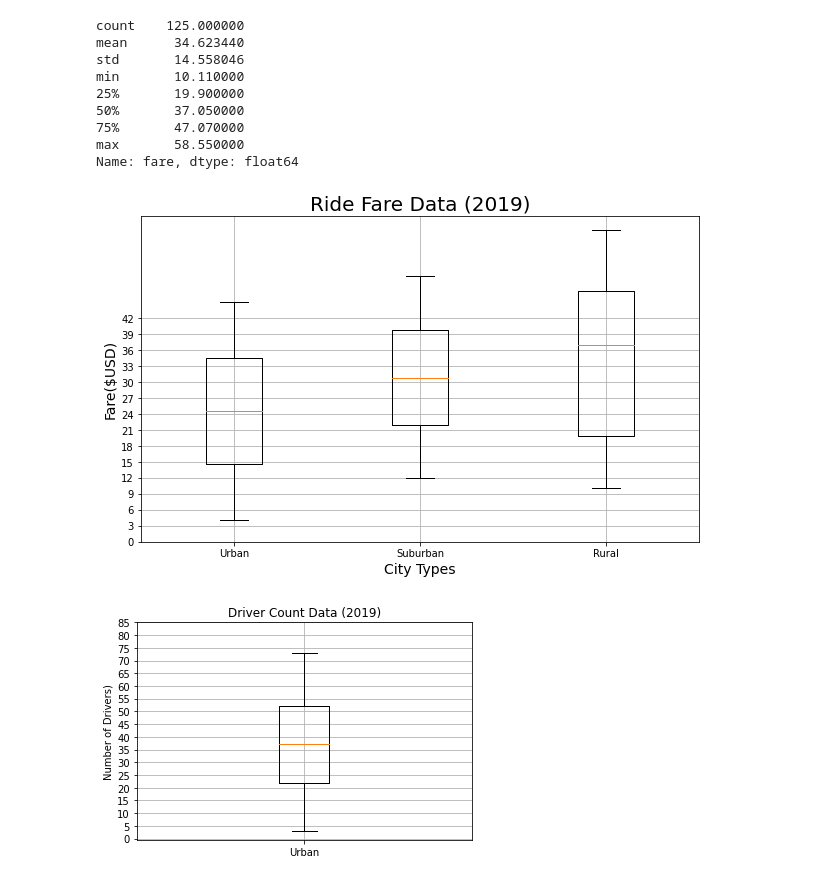
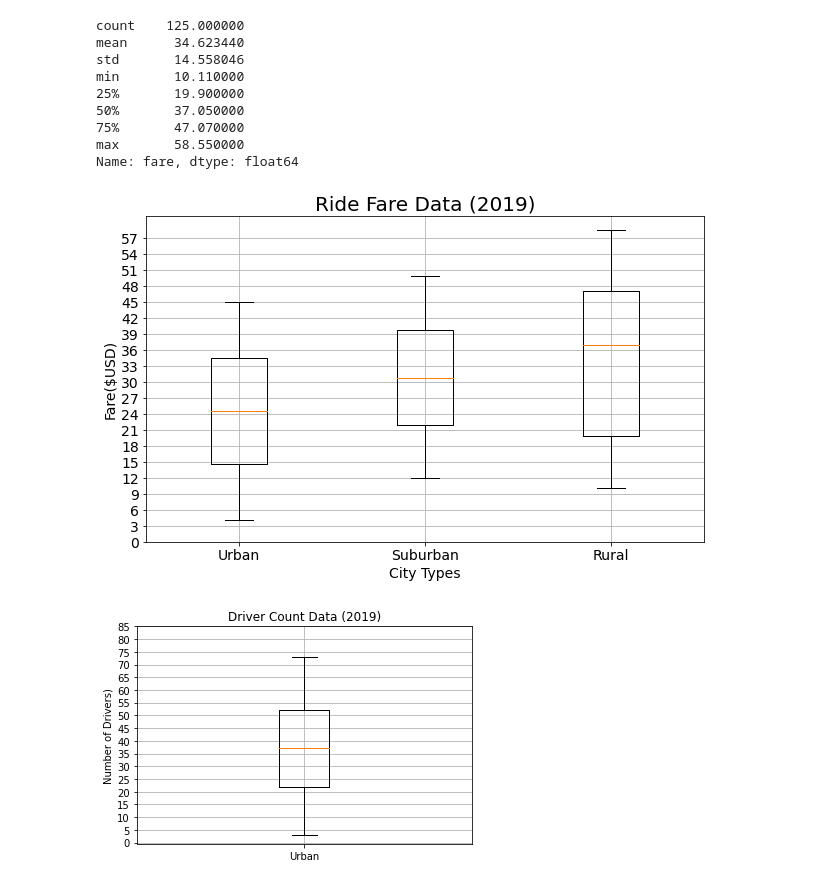
Before and after one commit to ItsEbony/PyBer_Analysis, a Jupyter notebook: PyBer_ride_data.ipynb, the cells around one changed output. Cells and saved outputs as stored; diff of their text form; code cells hidden in the pictures.

```diff
--- a/PyBer_ride_data.ipynb
+++ b/PyBer_ride_data.ipynb
@@ -565,19 +565,19 @@ Name: fare, dtype: float64
 # %%
 # Add all ride count box-and-whisker plots to the same graph.
 x_labels = ["Urban", "Suburban","Rural"]
 ride_fares_data = [urban_fares, suburban_fares, rural_fares]
 fig, ax = plt.subplots(figsize=(10, 6))
 ax.set_title('Ride Fare Data (2019)',fontsize=20)
 ax.set_ylabel('Fare($USD)',fontsize=14)
 ax.set_xlabel("City Types",fontsize=14)
 ax.boxplot(ride_fares_data, labels=x_labels)
-ax.set_yticks(np.arange(0, 45, step=3.0))
+ax.set_yticks(np.arange(0, 60, step=3.0))
 ax.grid()
 # Save the figure.
 plt.savefig("analysis/Fig3.png")
 plt.show()
 # %% [output]
-[figure, old version]
+[figure, new version]
 # %%
 # Create the box-and-whisker plot for the urban driver count data.
 x_labels = ["Urban"]
```
Also changed, not shown: 4 other files.
